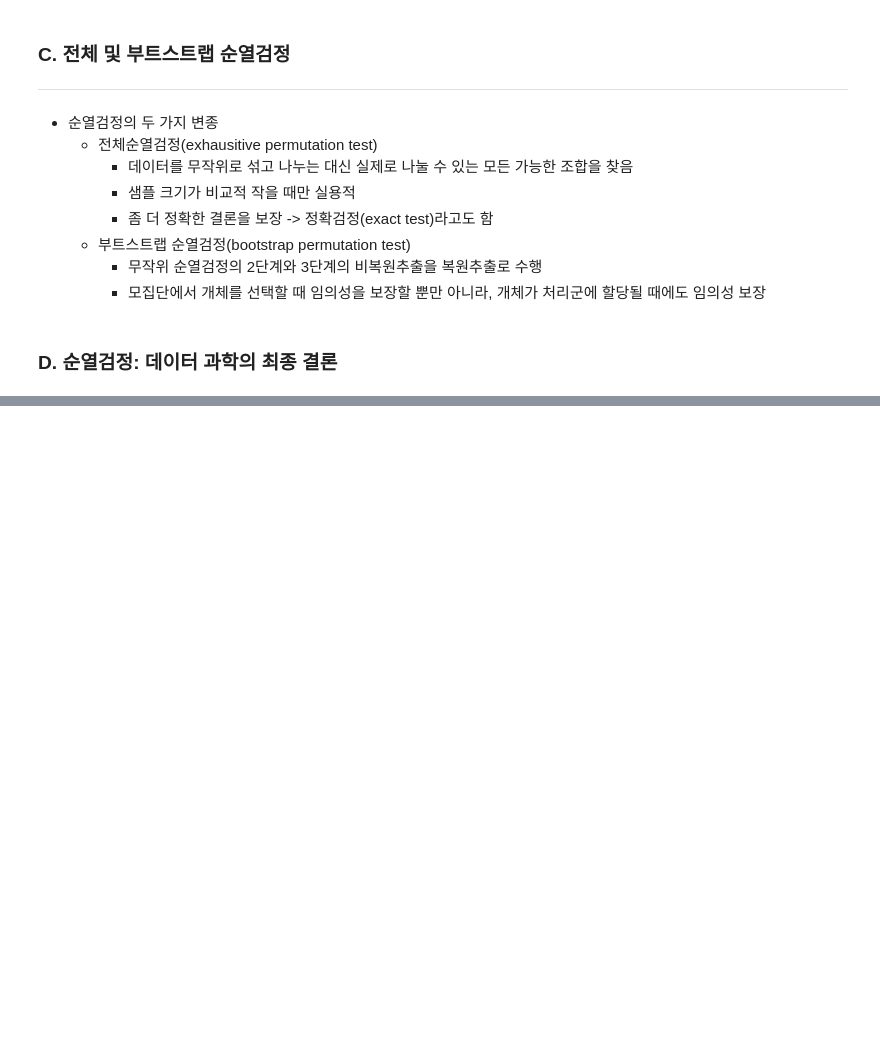
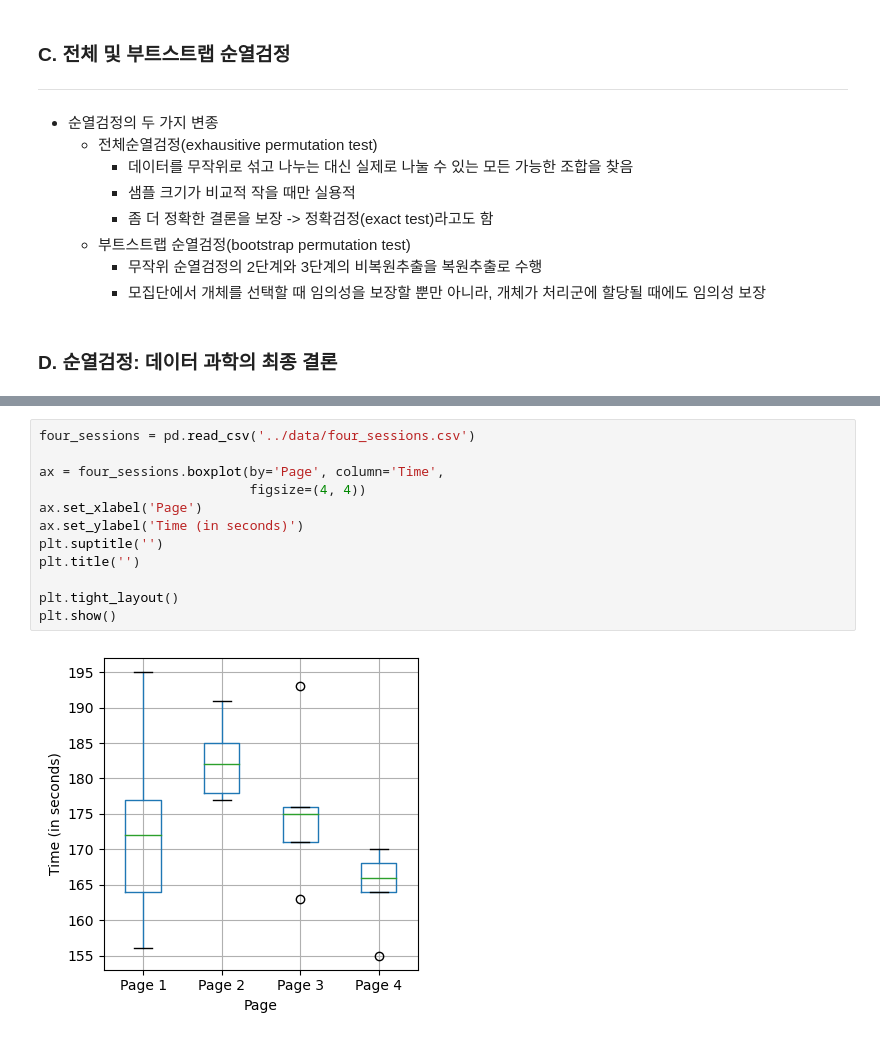
Before and after one commit to viola2002/dartb, a Jupyter notebook: study_group/2025_WV_Statistics/code/3rd_week_TIL.ipynb, the cells around one changed output, grey strips where cells are left out. Saved outputs shown, nothing was run; the diff lists cells and outputs as text; blank space fills up the shorter version.

```diff
--- a/study_group/2025_WV_Statistics/code/3rd_week_TIL.ipynb
+++ b/study_group/2025_WV_Statistics/code/3rd_week_TIL.ipynb
@@ -174,0 +305,14 @@ print(np.mean(perm_diffs > mean_b - mean_a))
+# %%
+four_sessions = pd.read_csv('../data/four_sessions.csv')
+
+ax = four_sessions.boxplot(by='Page', column='Time',
+                           figsize=(4, 4))
+ax.set_xlabel('Page')
+ax.set_ylabel('Time (in seconds)')
+plt.suptitle('')
+plt.title('')
+
+plt.tight_layout()
+plt.show()
+# %% [output]
+[figure, added]
```
Also changed, not shown: parts of 45 cells of this notebook.
